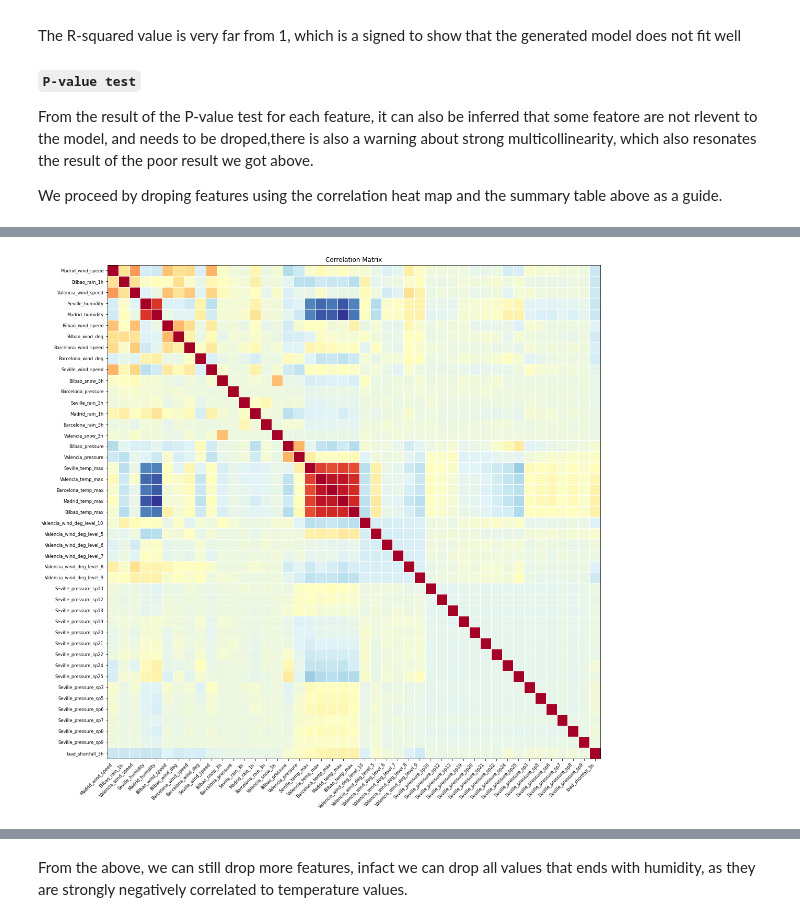
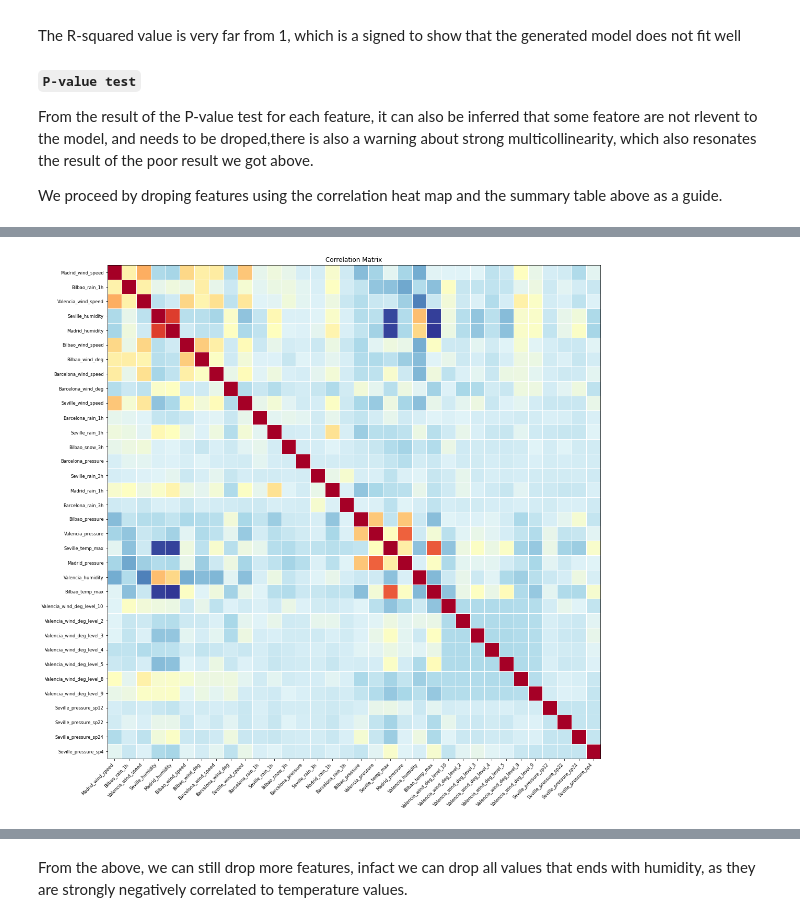
Before and after one commit to endiesworld/EDSA_OCT21_TEAM1_Predict, a Jupyter notebook: starter-notebook.ipynb, the cells around one changed output, grey strips where cells are left out. Saved outputs shown, nothing was run; the diff lists cells and outputs as text; code cells hidden in the pictures.

```diff
--- a/starter-notebook.ipynb
+++ b/starter-notebook.ipynb
@@ -623,4 +546,0 @@ cols_to_drop = ['Valencia_humidity', 'Seville_pressure_sp14', 'Seville_pressure_
-# %%
-accepted_col_name = [col for col in improved_df_cols if col not in cols_to_drop]
-improved_df = improved_df[accepted_col_name]
-improved_df.shape
@@ -662,0 +584,17 @@ improved_df_2_reduced_col.head()
+# %%
+# Select only colunms with p_value < 0.05 which we call reduced_improved_df
+
+def person_filter(df, dependant , p_value = 0.05):
+    cols = df.columns
+    passed_col = []
+    for col in cols:
+        if col not in [dependant, 'time']:
+            p_val = round(pearsonr(df[col], df[dependant])[1],6)
+            if p_val < p_value:
+                passed_col.append(col)
+    new_df = df[passed_col]
+    return new_df
+
+reduced_improved_df = person_filter(improved_df, 'load_shortfall_3h', 0.03)
+reduced_improved_df_2 = person_filter(improved_df_2, 'load_shortfall_3h', 0.03)
+reduced_improved_df_2.head()
@@ -662,0 +630,20 @@ improved_df_2_reduced_col.head()
+# %%
+
+def get_high_cor_feat(df, corr_val):
+    corr_df = df.corr()
+    cols = df.columns
+    col_arr = []
+
+    def eval_corr(label, data):
+        pass_col = [col for col in cols if ((abs(data[col]) > corr_val) & (col != label ) )]
+        return pass_col
+
+    for label, data in corr_df.iterrows():
+        arr = eval_corr(label, data)
+        col_arr = col_arr + arr
+
+    return list(set(col_arr))
+# %%
+cols = get_high_cor_feat(reduced_improved_df, 0.9)
+corr_filt_df = reduced_improved_df.drop(columns = cols, axis = 1)
+corr_filt_df.head()
@@ -663,8 +670,7 @@ improved_df_2_reduced_col.head()
 # %%
-
 fig = plt.figure(figsize=(15,15));
 ax = fig.add_subplot(111);
-plot_corr(improved_df.corr(), xnames = improved_df.corr().columns, ax = ax);
+plot_corr(corr_filt_df.corr(), xnames = corr_filt_df.corr().columns, ax = ax);
 # %% [output]
-[figure, old version]
+[figure, new version]
 # %%
```
Also changed, not shown: parts of 74 cells of this notebook, 2 other files.
